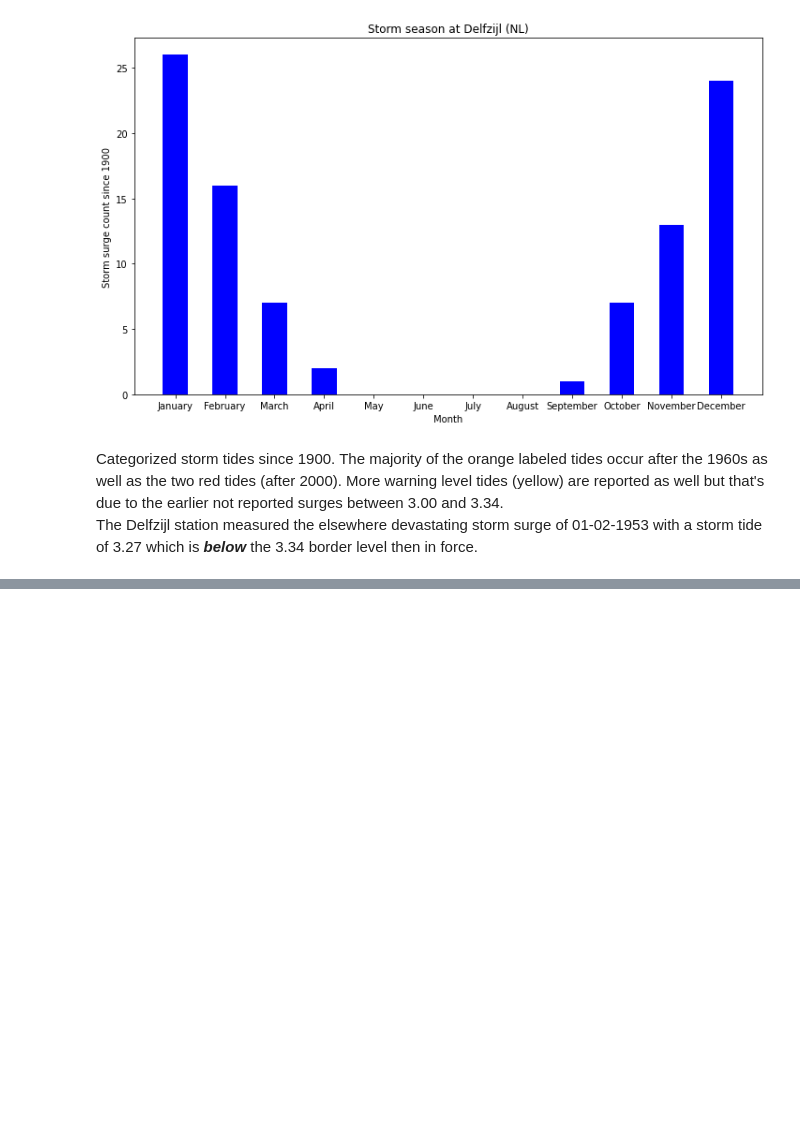
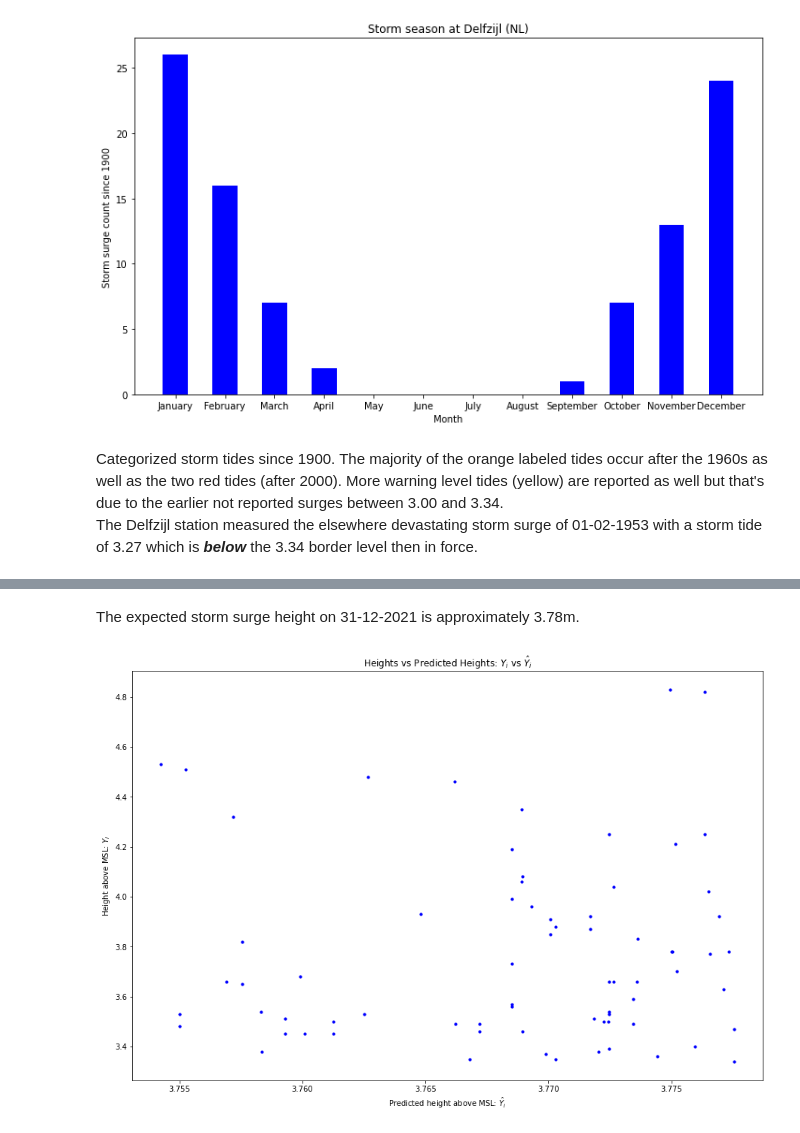
Before and after one commit to HodaAtWork/DS-miniatures, a Jupyter notebook: Python/StormTidesDelfzijl.ipynb, the cells around one changed output, grey strips where cells are left out. Saved outputs shown, nothing was run; the diff lists cells and outputs as text; code cells hidden in the pictures; blank space fills up the shorter version.

```diff
--- a/Python/StormTidesDelfzijl.ipynb
+++ b/Python/StormTidesDelfzijl.ipynb
@@ -211,0 +360,11 @@ The linear fit tends to slightly lower heights above MSL. Even regarding the con
+# %% [markdown]
+The expected storm surge height on 31-12-2021 is approximately 3.78m.
+# %%
+plt.figure(figsize=(15,10))
+plt.scatter(resultsWi.fittedvalues, dfNew.meters_above_sealevel, c='b', s=10)
+plt.xlabel("Predicted height above MSL: $\hat{Y}_i$")
+plt.ylabel("Height above MSL: $Y_i$")
+plt.title("Heights vs Predicted Heights: $Y_i$ vs $\hat{Y}_i$")
+plt.show()
+# %% [output]
+[figure, added]
```
Also changed, not shown: parts of 36 cells of this notebook, 1 other file.
